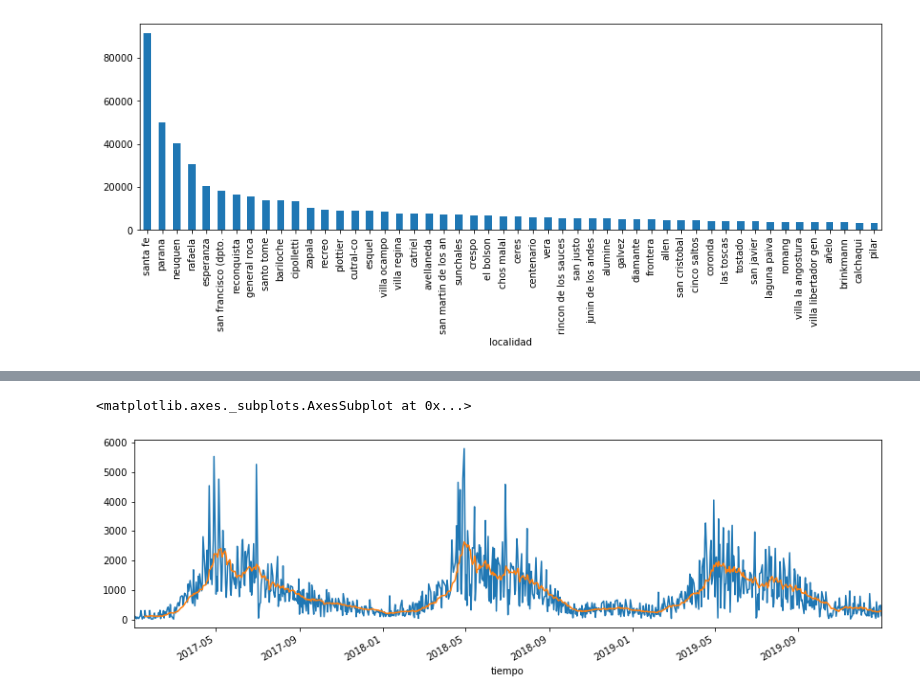
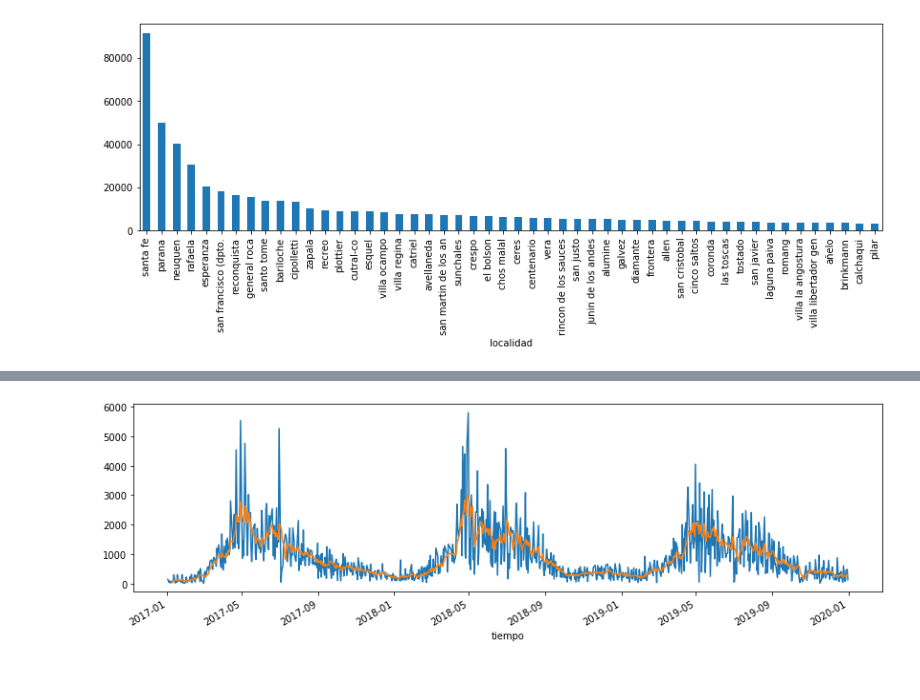
Before and after one commit to coldwhitewinters/LV, a Jupyter notebook: notebooks/exploracion.ipynb, the cells around one changed output, grey strips where cells are left out. Cells and saved outputs as stored; diff of their text form; code cells hidden in the pictures.

```diff
--- a/notebooks/exploracion.ipynb
+++ b/notebooks/exploracion.ipynb
@@ -127,6 +164,8 @@ KeyError: "None of ['tiempo'] are in the columns"
 # %%
-data.groupby("tiempo")["u pedidas"].sum().plot()
-data.groupby("tiempo")["u pedidas"].sum().rolling(window=15).mean().plot()
+serie_total = data.groupby("tiempo")["u pedidas"].sum()
+tendencia_total = serie_total.rolling(window=7).mean()
-# %% [output]
-<matplotlib.axes._subplots.AxesSubplot at 0x...>
-[figure, removed]
+# %%
+serie_total.plot()
+tendencia_total.plot();
+# %% [output]
+[figure, added]
```
Also changed, not shown: parts of 34 cells of this notebook.
